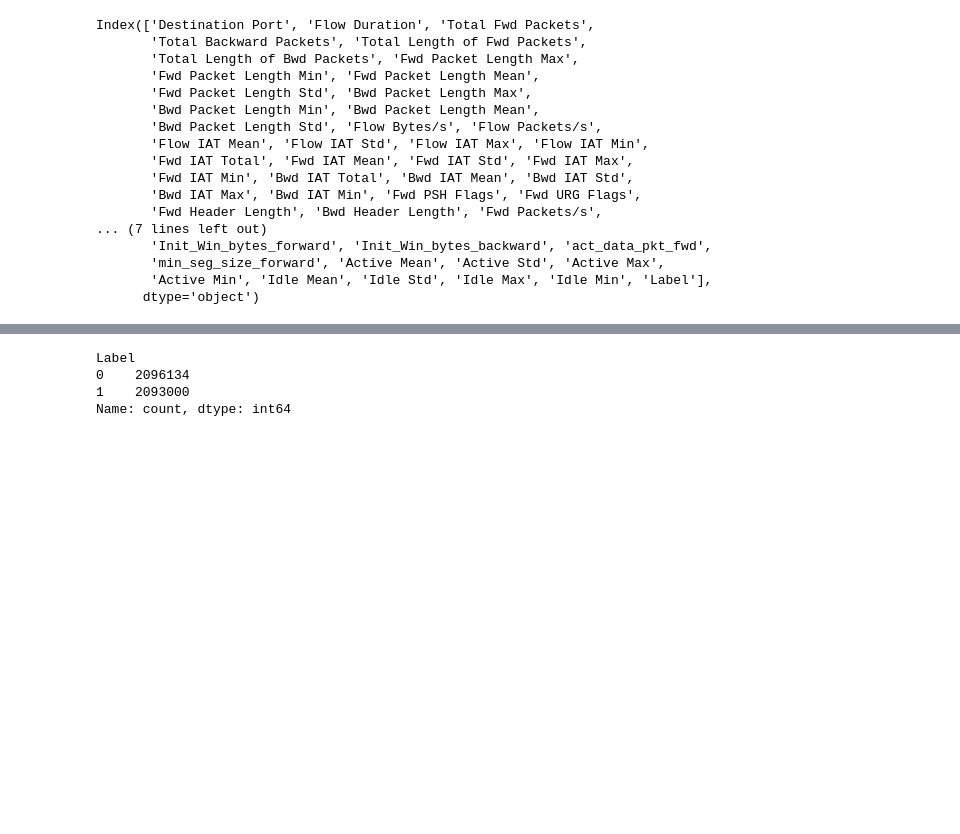
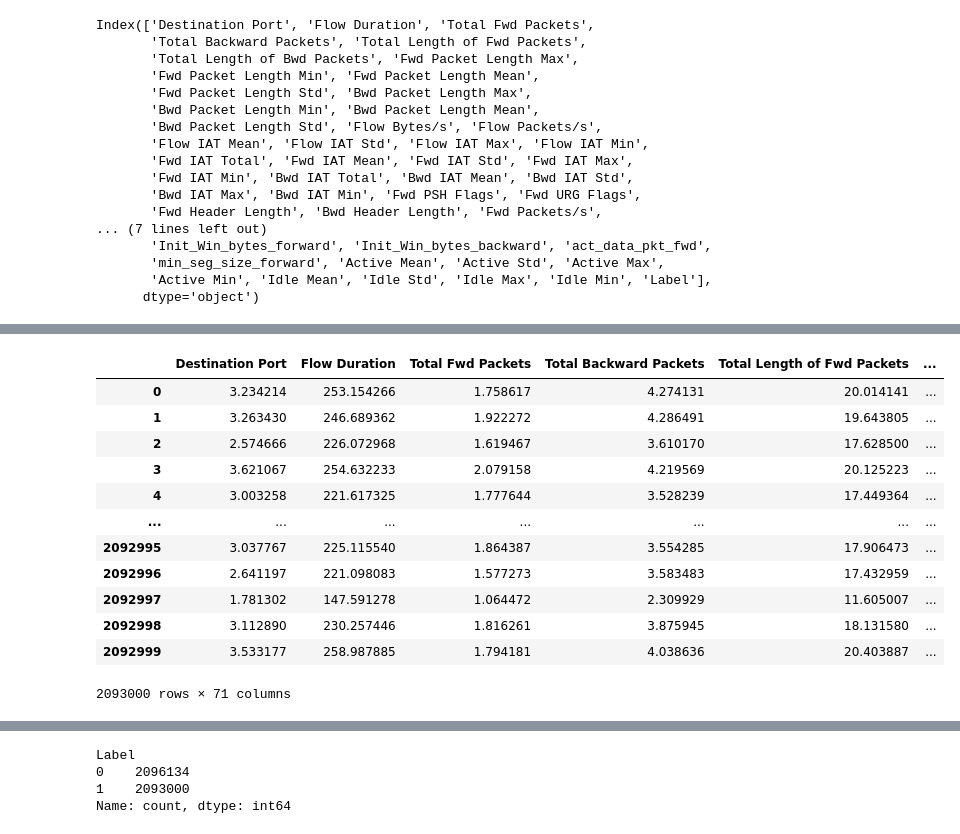
Before and after one commit to saatvik-t/Synthetic-Network-Data-Generator, a Jupyter notebook: SNDS_GAN.ipynb, the cells around one changed output, grey strips where cells are left out. Drawn from its saved outputs; the diff is of its cells as text; code cells hidden in the pictures; blank space fills up the shorter version.

```diff
--- a/SNDS_GAN.ipynb
+++ b/SNDS_GAN.ipynb
@@ -255,6 +255,22 @@ gen_webAttack_samples
 2093000 rows × 71 columns
 # %%
+gen_webAttack_samples = gen_webAttack_samples.abs()
 gen_webAttack_samples['Label'] = 1
+gen_webAttack_samples
+# %% [output]
+|  | Destination Port | Flow Duration | Total Fwd Packets | Total Backward Packets | Total Length of Fwd Packets | ... |
+| 0 | 3.234214 | 253.154266 | 1.758617 | 4.274131 | 20.014141 | ... |
+| 1 | 3.263430 | 246.689362 | 1.922272 | 4.286491 | 19.643805 | ... |
+| 2 | 2.574666 | 226.072968 | 1.619467 | 3.610170 | 17.628500 | ... |
+| 3 | 3.621067 | 254.632233 | 2.079158 | 4.219569 | 20.125223 | ... |
+| 4 | 3.003258 | 221.617325 | 1.777644 | 3.528239 | 17.449364 | ... |
+| ... | ... | ... | ... | ... | ... | ... |
+| 2092995 | 3.037767 | 225.115540 | 1.864387 | 3.554285 | 17.906473 | ... |
+| 2092996 | 2.641197 | 221.098083 | 1.577273 | 3.583483 | 17.432959 | ... |
+| 2092997 | 1.781302 | 147.591278 | 1.064472 | 2.309929 | 11.605007 | ... |
+| 2092998 | 3.112890 | 230.257446 | 1.816261 | 3.875945 | 18.131580 | ... |
+| 2092999 | 3.533177 | 258.987885 | 1.794181 | 4.038636 | 20.403887 | ... |
+2093000 rows × 71 columns
 # %%
 gen_webAttack_samples.to_csv('MachineLearningCVE/Generated_WebAttack.csv', index=False)
 # %%
```
Also changed, not shown: parts of 7 cells of this notebook.
